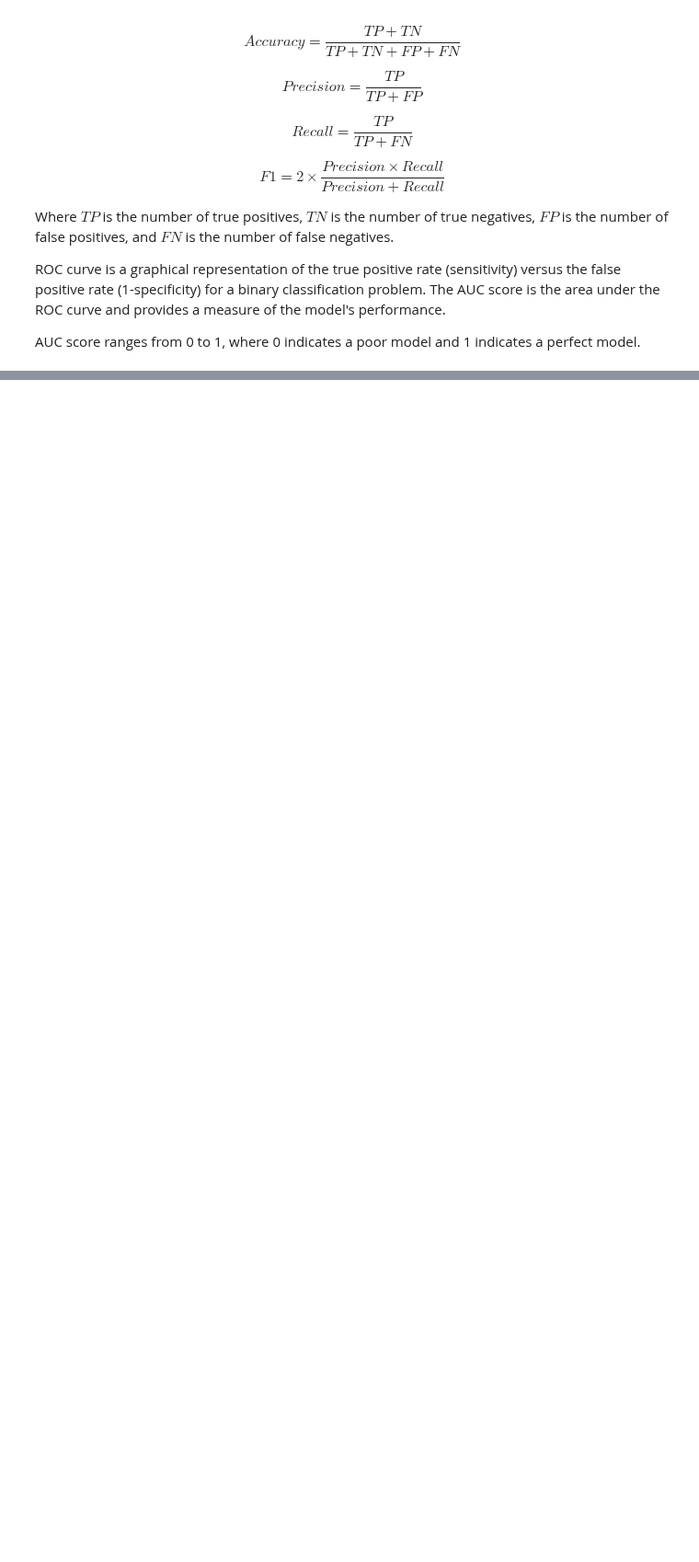
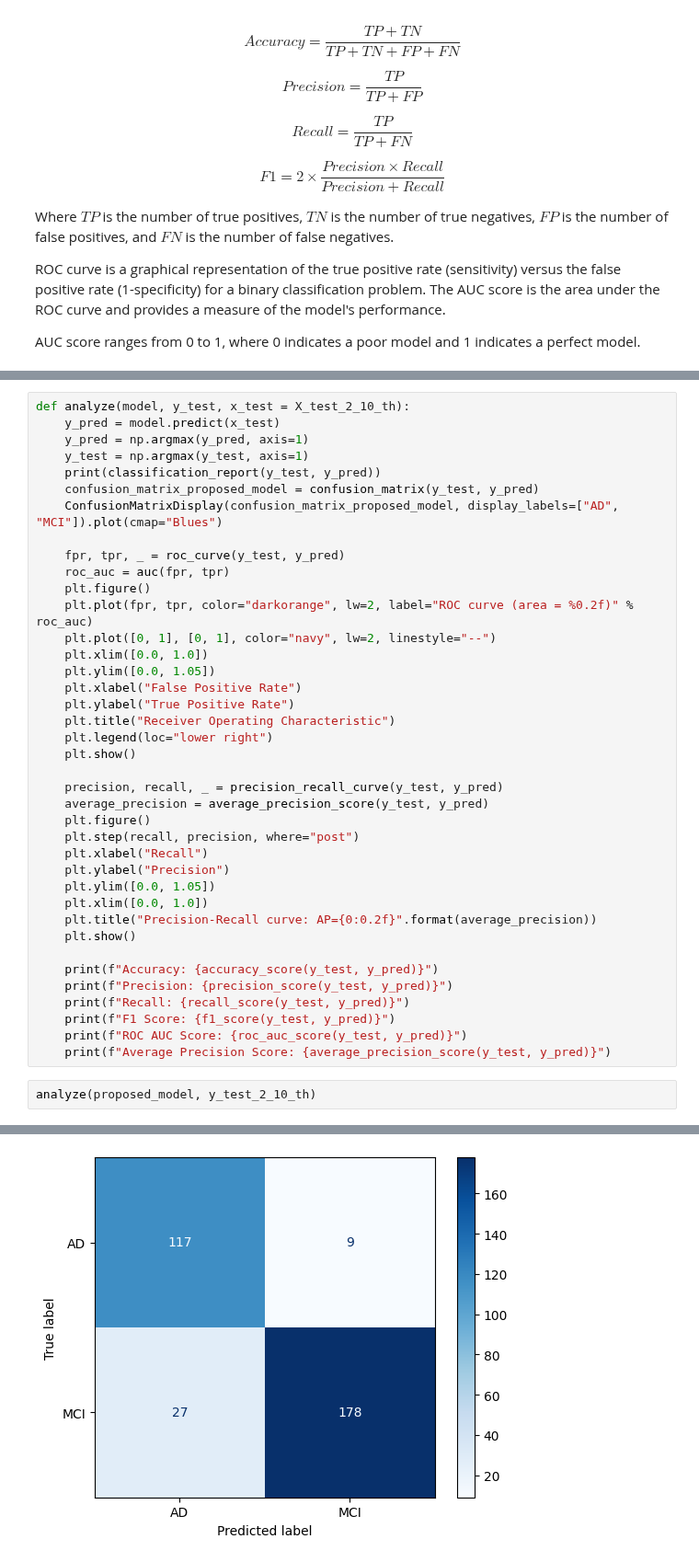
Before and after one commit to Shahriar-0/Neural-Networks-and-Deep-Learning-Course-Projects-S2024, a Jupyter notebook: HW2-ConvolutionalNeuralNetworks/src/AlzheimerClassifier.ipynb, the cells around one changed output, grey strips where cells are left out. Shown at 92% size. Cells and saved outputs as stored; diff of their text form; blank space fills up the shorter version.

```diff
--- a/HW2-ConvolutionalNeuralNetworks/src/AlzheimerClassifier.ipynb
+++ b/HW2-ConvolutionalNeuralNetworks/src/AlzheimerClassifier.ipynb
@@ -1105,0 +593,42 @@ proposed_model_without_glorot_uniform_cnn.analyze(dataset.test_data, dataset.tes
+# %%
+def analyze(model, y_test, x_test = X_test_2_10_th):
+    y_pred = model.predict(x_test)
+    y_pred = np.argmax(y_pred, axis=1)
+    y_test = np.argmax(y_test, axis=1)
+    print(classification_report(y_test, y_pred))
+    confusion_matrix_proposed_model = confusion_matrix(y_test, y_pred)
+    ConfusionMatrixDisplay(confusion_matrix_proposed_model, display_labels=["AD", "MCI"]).plot(cmap="Blues")
+
+    fpr, tpr, _ = roc_curve(y_test, y_pred)
+    roc_auc = auc(fpr, tpr)
+    plt.figure()
+    plt.plot(fpr, tpr, color="darkorange", lw=2, label="ROC curve (area = %0.2f)" % roc_auc)
+    plt.plot([0, 1], [0, 1], color="navy", lw=2, linestyle="--")
+    plt.xlim([0.0, 1.0])
+    plt.ylim([0.0, 1.05])
+    plt.xlabel("False Positive Rate")
+    plt.ylabel("True Positive Rate")
+    plt.title("Receiver Operating Characteristic")
+    plt.legend(loc="lower right")
+    plt.show()
+
+    precision, recall, _ = precision_recall_curve(y_test, y_pred)
+    average_precision = average_precision_score(y_test, y_pred)
+    plt.figure()
+    plt.step(recall, precision, where="post")
+    plt.xlabel("Recall")
+    plt.ylabel("Precision")
+    plt.ylim([0.0, 1.05])
+    plt.xlim([0.0, 1.0])
+    plt.title("Precision-Recall curve: AP={0:0.2f}".format(average_precision))
+    plt.show()
+
+    print(f"Accuracy: {accuracy_score(y_test, y_pred)}")
+    print(f"Precision: {precision_score(y_test, y_pred)}")
+    print(f"Recall: {recall_score(y_test, y_pred)}")
+    print(f"F1 Score: {f1_score(y_test, y_pred)}")
+    print(f"ROC AUC Score: {roc_auc_score(y_test, y_pred)}")
+    print(f"Average Precision Score: {average_precision_score(y_test, y_pred)}")
+# %%
+analyze(proposed_model, y_test_2_10_th)
+# %% [output]
@@ -1105,0 +644 @@ proposed_model_without_glorot_uniform_cnn.analyze(dataset.test_data, dataset.tes
+[figure, added]
```
Also changed, not shown: parts of 73 cells of this notebook.
